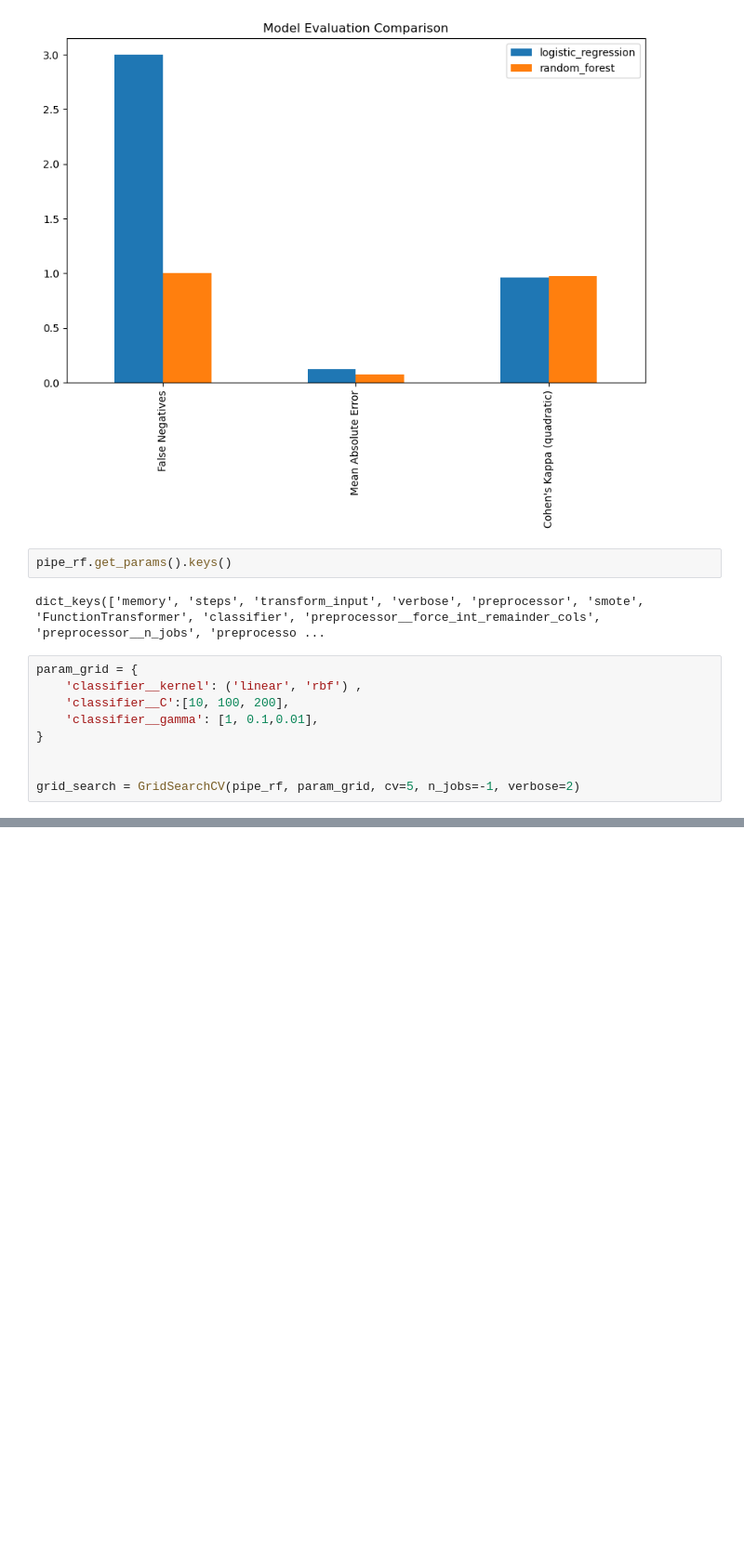
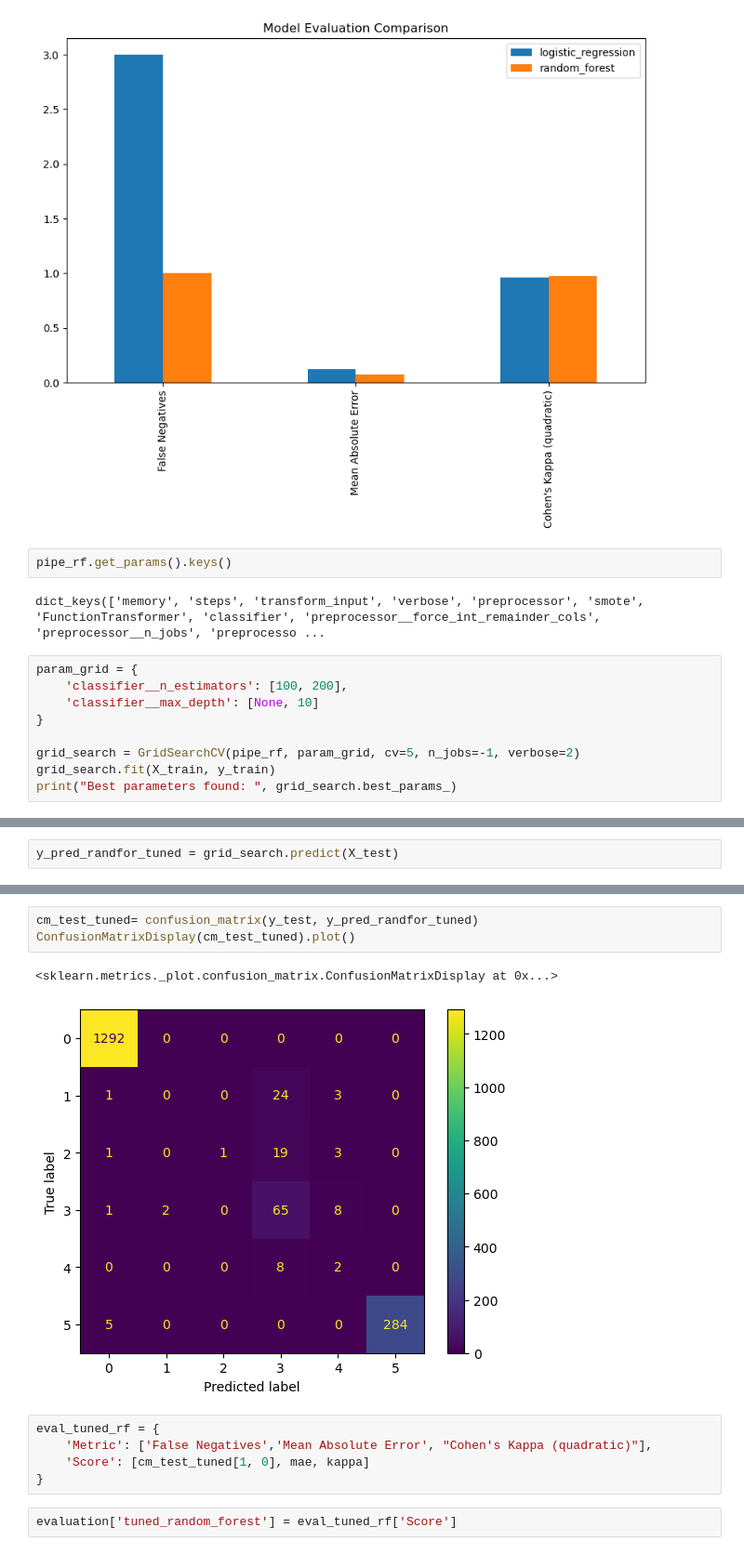
Before and after one commit to BramD1/loan-credit-risk, a Jupyter notebook: EDA_notebook.ipynb, the cells around one changed output, grey strips where cells are left out. Shown at 93% size. Saved outputs shown, nothing was run; the diff lists cells and outputs as text; blank space fills up the shorter version.

```diff
--- a/EDA_notebook.ipynb
+++ b/EDA_notebook.ipynb
@@ -561,10 +561,10 @@ pipe_rf.get_params().keys()
 dict_keys(['memory', 'steps', 'transform_input', 'verbose', 'preprocessor', 'smote', 'FunctionTransformer', 'classifier', 'preprocessor__force_int_remainder_cols', 'preprocessor__n_jobs', 'preprocesso ...
 # %%
 param_grid = {
-    'classifier__kernel': ('linear', 'rbf') ,
-    'classifier__C':[10, 100, 200],
-    'classifier__gamma': [1, 0.1,0.01],
+    'classifier__n_estimators': [100, 200],
+    'classifier__max_depth': [None, 10]
 }
 
-
 grid_search = GridSearchCV(pipe_rf, param_grid, cv=5, n_jobs=-1, verbose=2)
+grid_search.fit(X_train, y_train)
+print("Best parameters found: ", grid_search.best_params_)
@@ -570,0 +574,2 @@ grid_search = GridSearchCV(pipe_rf, param_grid, cv=5, n_jobs=-1, verbose=2)
+# %%
+y_pred_randfor_tuned = grid_search.predict(X_test)
@@ -570,0 +603,13 @@ grid_search = GridSearchCV(pipe_rf, param_grid, cv=5, n_jobs=-1, verbose=2)
+# %%
+cm_test_tuned= confusion_matrix(y_test, y_pred_randfor_tuned)
+ConfusionMatrixDisplay(cm_test_tuned).plot()
+# %% [output]
+<sklearn.metrics._plot.confusion_matrix.ConfusionMatrixDisplay at 0x...>
+[figure, added]
+# %%
+eval_tuned_rf = {
+    'Metric': ['False Negatives','Mean Absolute Error', "Cohen's Kappa (quadratic)"],
+    'Score': [cm_test_tuned[1, 0], mae, kappa]
+}
+# %%
+evaluation['tuned_random_forest'] = eval_tuned_rf['Score']
```
Also changed, not shown: parts of 7 cells of this notebook, 2 other files.
